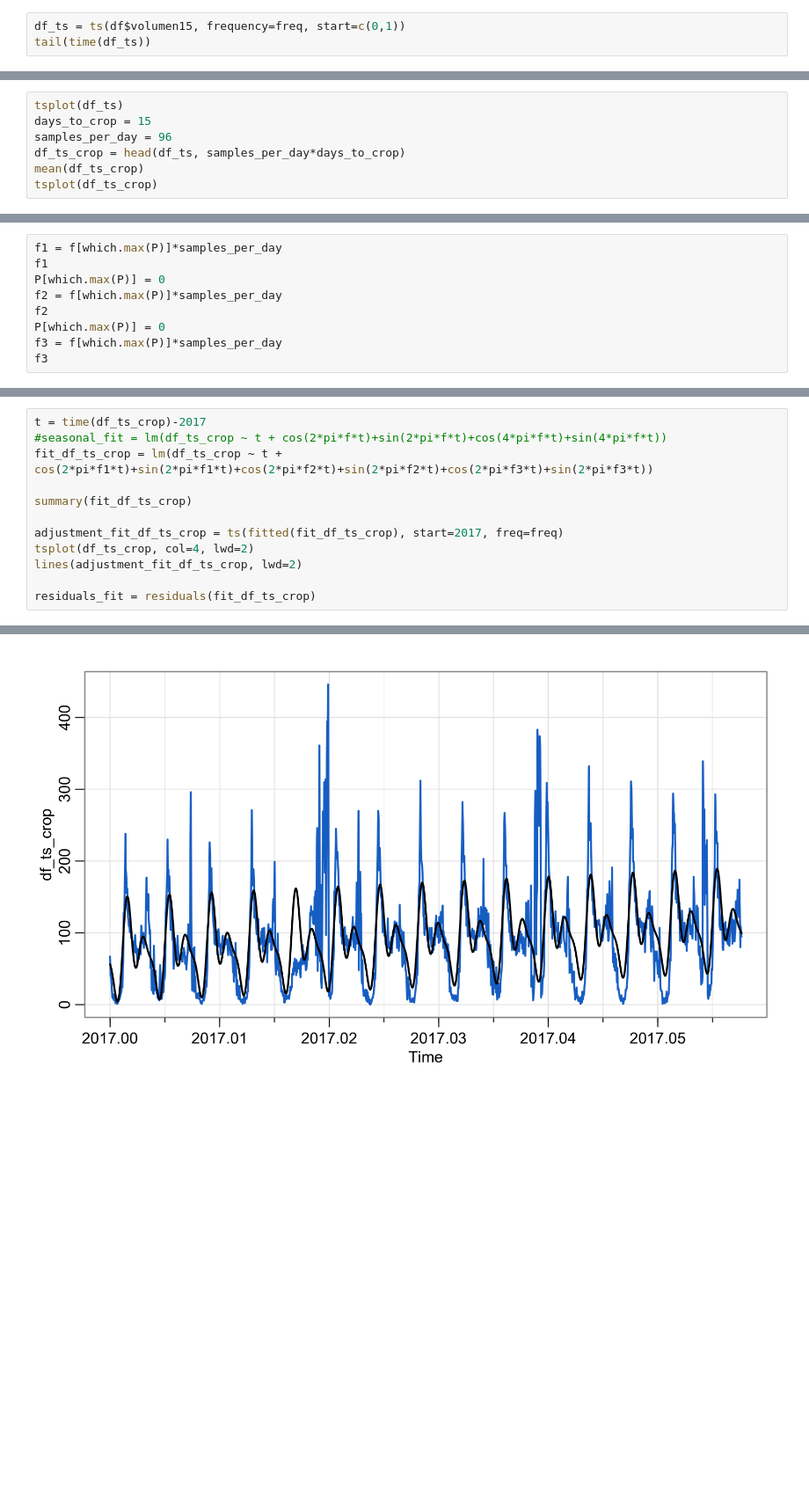
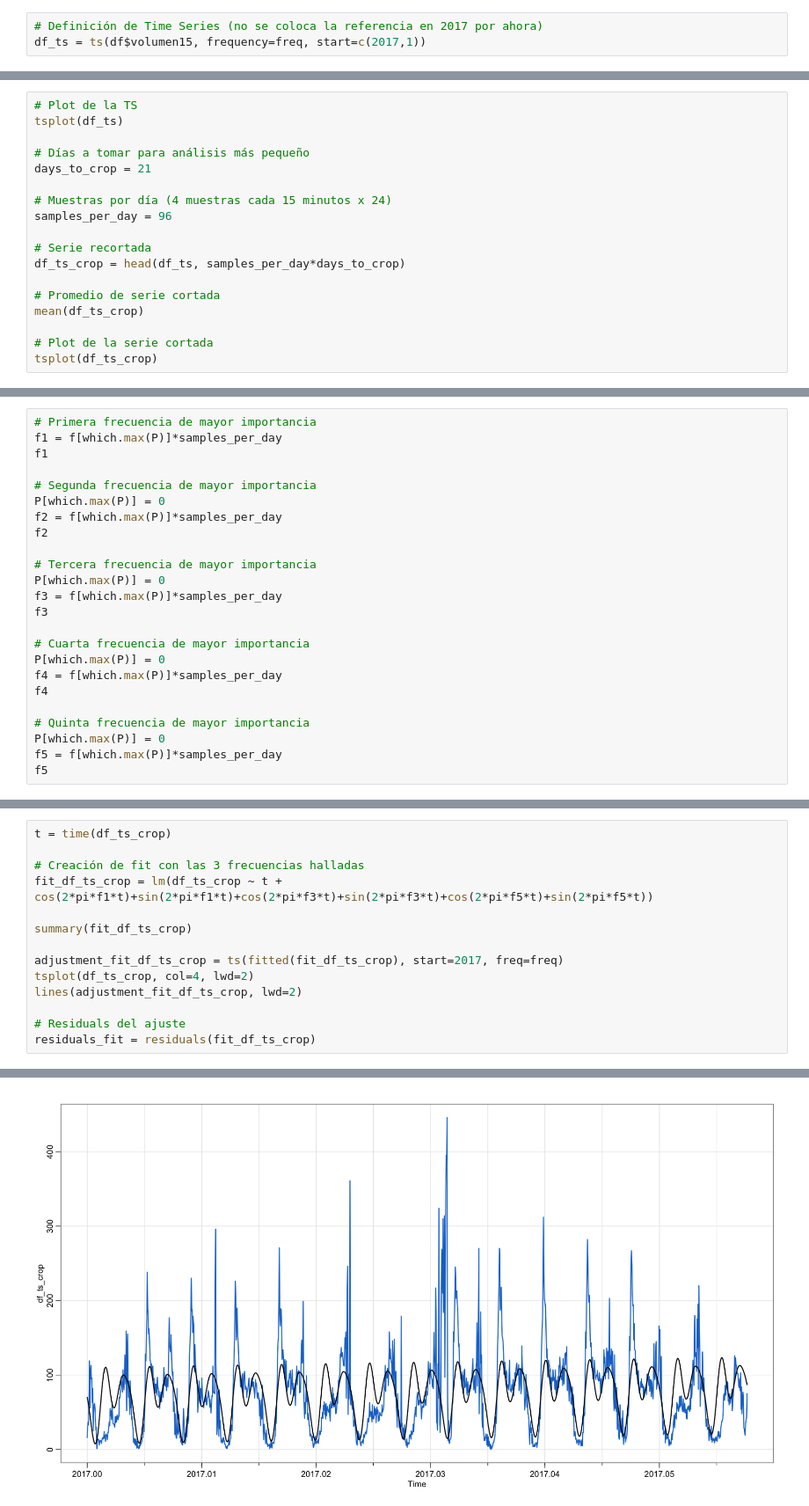
Before and after one commit to FelipeBastarrica/Obligatorio-Series-Temporales, a Jupyter notebook: Obligatorio_ST.ipynb, the cells around one changed output, grey strips where cells are left out. Shown at 88% size. Saved outputs shown, nothing was run; the diff lists cells and outputs as text; blank space fills up the shorter version.

```diff
--- a/Obligatorio_ST.ipynb
+++ b/Obligatorio_ST.ipynb
@@ -37,3 +48,3 @@ A data.frame: 6 × 2
 # %%
-df_ts = ts(df$volumen15, frequency=freq, start=c(0,1))
-tail(time(df_ts))
+# Definición de Time Series (no se coloca la referencia en 2017 por ahora)
+df_ts = ts(df$volumen15, frequency=freq, start=c(2017,1))
@@ -43,8 +51,19 @@ A Time Series:
 # %%
+# Plot de la TS
 tsplot(df_ts)
-days_to_crop = 15
+
+# Días a tomar para análisis más pequeño
+days_to_crop = 21
+
+# Muestras por día (4 muestras cada 15 minutos x 24)
 samples_per_day = 96
+
+# Serie recortada
 df_ts_crop = head(df_ts, samples_per_day*days_to_crop)
+
+# Promedio de serie cortada
 mean(df_ts_crop)
+
+# Plot de la serie cortada
 tsplot(df_ts_crop)
 # %% [output]
@@ -81,11 +116,26 @@ plot(f, P, type="b", xlab="Frecuencia", main="Periodograma escalado", col=4, lwd
 # %%
+# Primera frecuencia de mayor importancia
 f1 = f[which.max(P)]*samples_per_day
 f1
+
+# Segunda frecuencia de mayor importancia
 P[which.max(P)] = 0
 f2 = f[which.max(P)]*samples_per_day
 f2
+
+# Tercera frecuencia de mayor importancia
 P[which.max(P)] = 0
 f3 = f[which.max(P)]*samples_per_day
 f3
+
+# Cuarta frecuencia de mayor importancia
+P[which.max(P)] = 0
+f4 = f[which.max(P)]*samples_per_day
+f4
+
+# Quinta frecuencia de mayor importancia
+P[which.max(P)] = 0
+f5 = f[which.max(P)]*samples_per_day
+f5
 # %% [output]
 [1] 260
@@ -94,7 +146,8 @@ f3
 # %%
-t = time(df_ts_crop)-2017
-#seasonal_fit = lm(df_ts_crop ~ t + cos(2*pi*f*t)+sin(2*pi*f*t)+cos(4*pi*f*t)+sin(4*pi*f*t))
-fit_df_ts_crop = lm(df_ts_crop ~ t + cos(2*pi*f1*t)+sin(2*pi*f1*t)+cos(2*pi*f2*t)+sin(2*pi*f2*t)+cos(2*pi*f3*t)+sin(2*pi*f3*t))
+t = time(df_ts_crop)
+
+# Creación de fit con las 3 frecuencias halladas
+fit_df_ts_crop = lm(df_ts_crop ~ t + cos(2*pi*f1*t)+sin(2*pi*f1*t)+cos(2*pi*f3*t)+sin(2*pi*f3*t)+cos(2*pi*f5*t)+sin(2*pi*f5*t))
 
 summary(fit_df_ts_crop)
 
@@ -102,6 +155,7 @@ adjustment_fit_df_ts_crop = ts(fitted(fit_df_ts_crop), start=2017, freq=freq)
 tsplot(df_ts_crop, col=4, lwd=2)
 lines(adjustment_fit_df_ts_crop, lwd=2)
 
+# Residuals del ajuste
 residuals_fit = residuals(fit_df_ts_crop)
 # %% [output]
 Call:
@@ -124,4 +178,4 @@ F-statistic: 120.8 on 7 and 1432 DF,  p-value: < 2.2e-16
-[figure, old version]
+[figure, new version]
 # %%
 acf(residuals_fit)
 # %% [output]
```
Also changed, not shown: parts of 22 cells of this notebook, 7 other files.
